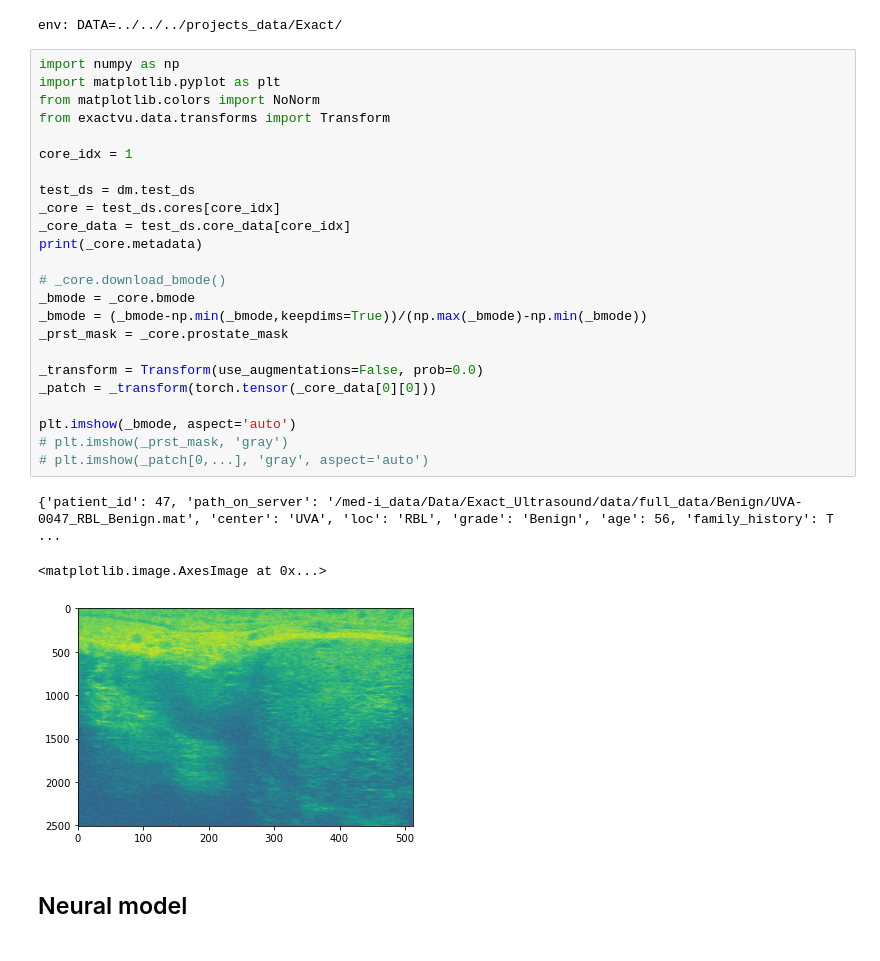
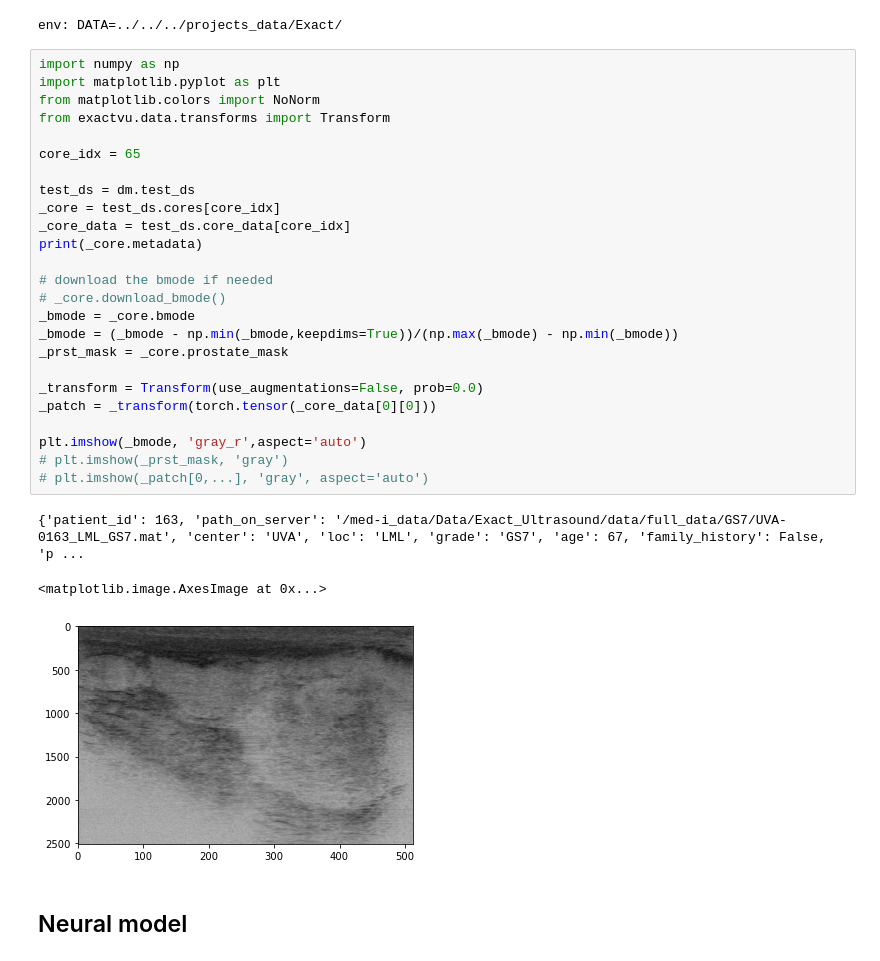
Before and after one commit to MahdiGilany/SSL_micro_ultrasound, a Jupyter notebook: notebooks/exact_heatmap.ipynb, the cells around one changed output. Saved outputs shown, nothing was run; the diff lists cells and outputs as text.

Commit message:
edited heatmap code

```diff
--- a/notebooks/exact_heatmap.ipynb
+++ b/notebooks/exact_heatmap.ipynb
@@ -27,31 +27,32 @@ env: DATA=../../../projects_data/Exact/
 # %%
 import numpy as np
 import matplotlib.pyplot as plt
 from matplotlib.colors import NoNorm
 from exactvu.data.transforms import Transform
 
-core_idx = 1
+core_idx = 65
 
 test_ds = dm.test_ds
 _core = test_ds.cores[core_idx]
 _core_data = test_ds.core_data[core_idx]
 print(_core.metadata)
 
+# download the bmode if needed
 # _core.download_bmode()
 _bmode = _core.bmode
-_bmode = (_bmode-np.min(_bmode,keepdims=True))/(np.max(_bmode)-np.min(_bmode))
+_bmode = (_bmode - np.min(_bmode,keepdims=True))/(np.max(_bmode) - np.min(_bmode))
 _prst_mask = _core.prostate_mask
 
 _transform = Transform(use_augmentations=False, prob=0.0)
 _patch = _transform(torch.tensor(_core_data[0][0]))
 
-plt.imshow(_bmode, aspect='auto')
+plt.imshow(_bmode, 'gray_r',aspect='auto')
 # plt.imshow(_prst_mask, 'gray')
 # plt.imshow(_patch[0,...], 'gray', aspect='auto')
 # %% [output]
-{'patient_id': 47, 'path_on_server': '/med-i_data/Data/Exact_Ultrasound/data/full_data/Benign/UVA-0047_RBL_Benign.mat', 'center': 'UVA', 'loc': 'RBL', 'grade': 'Benign', 'age': 56, 'family_history': T ...
+{'patient_id': 163, 'path_on_server': '/med-i_data/Data/Exact_Ultrasound/data/full_data/GS7/UVA-0163_LML_GS7.mat', 'center': 'UVA', 'loc': 'LML', 'grade': 'GS7', 'age': 67, 'family_history': False, 'p ...
 <matplotlib.image.AxesImage at 0x...>
-[figure, old version]
+[figure, new version]
 # %% [markdown]
 ## Neural model
 # %%
```
Also changed, not shown: parts of 2 cells of this notebook.
